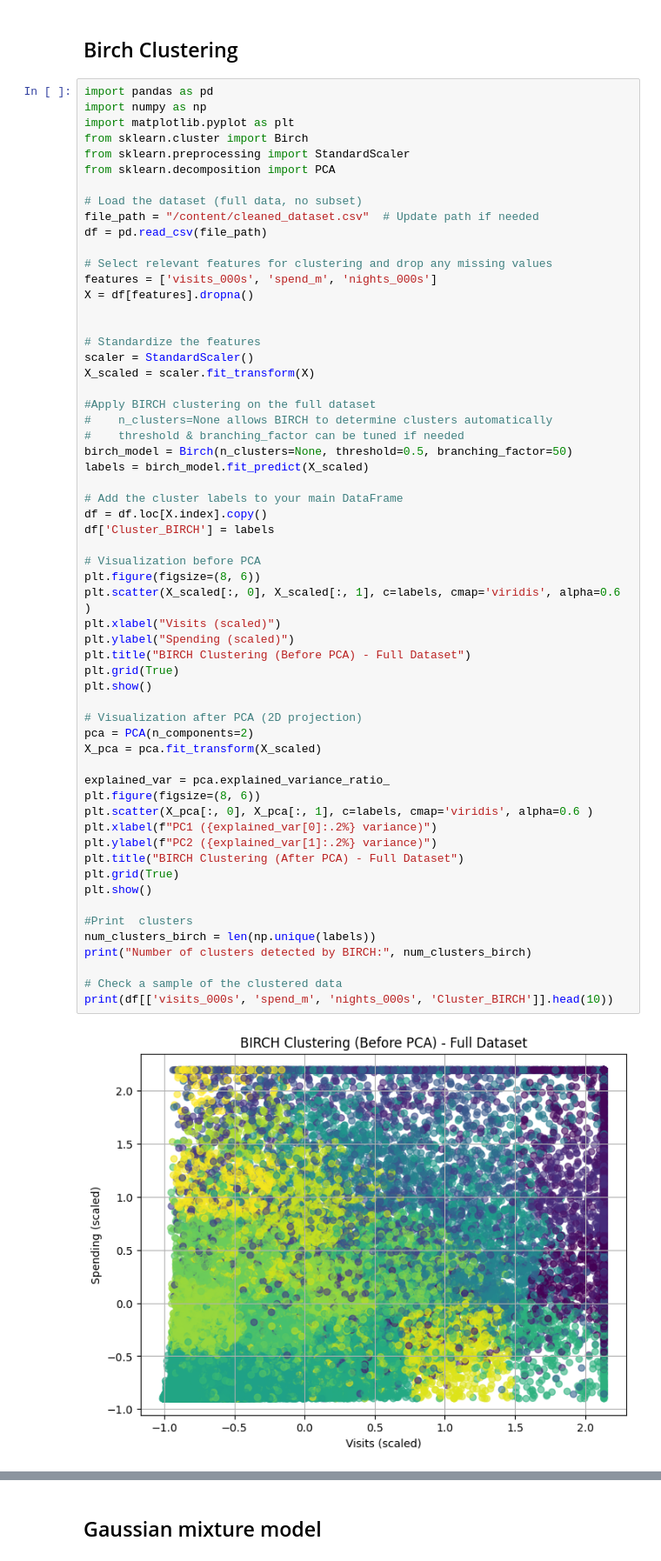
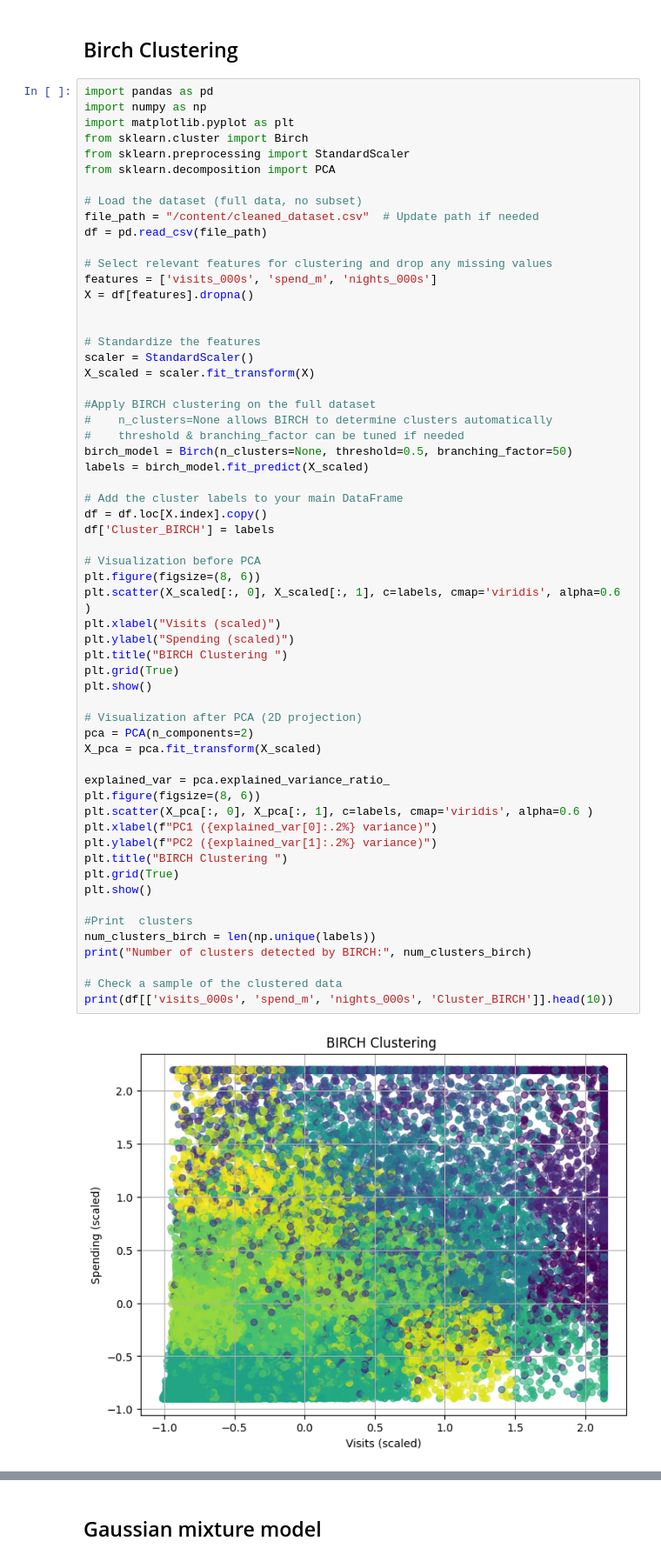
Before and after one commit to narender5162/Project-Data-science-imp, a Jupyter notebook: Project_Data_Science_impo.ipynb, the cells around one changed output, grey strips where cells are left out. Shown at 87% size. Saved outputs shown, nothing was run; the diff lists cells and outputs as text.

```diff
--- a/Project_Data_Science_impo.ipynb
+++ b/Project_Data_Science_impo.ipynb
@@ -614,33 +614,33 @@ labels = birch_model.fit_predict(X_scaled)
 df = df.loc[X.index].copy()
 df['Cluster_BIRCH'] = labels
 
 # Visualization before PCA
 plt.figure(figsize=(8, 6))
 plt.scatter(X_scaled[:, 0], X_scaled[:, 1], c=labels, cmap='viridis', alpha=0.6 )
 plt.xlabel("Visits (scaled)")
 plt.ylabel("Spending (scaled)")
-plt.title("BIRCH Clustering (Before PCA) - Full Dataset")
+plt.title("BIRCH Clustering ")
 plt.grid(True)
 plt.show()
 
 # Visualization after PCA (2D projection)
 pca = PCA(n_components=2)
 X_pca = pca.fit_transform(X_scaled)
 
 explained_var = pca.explained_variance_ratio_
 plt.figure(figsize=(8, 6))
 plt.scatter(X_pca[:, 0], X_pca[:, 1], c=labels, cmap='viridis', alpha=0.6 )
 plt.xlabel(f"PC1 ({explained_var[0]:.2%} variance)")
 plt.ylabel(f"PC2 ({explained_var[1]:.2%} variance)")
-plt.title("BIRCH Clustering (After PCA) - Full Dataset")
+plt.title("BIRCH Clustering ")
 plt.grid(True)
 plt.show()
 
 #Print  clusters
 num_clusters_birch = len(np.unique(labels))
 print("Number of clusters detected by BIRCH:", num_clusters_birch)
 
 # Check a sample of the clustered data
 print(df[['visits_000s', 'spend_m', 'nights_000s', 'Cluster_BIRCH']].head(10))
 # %% [output]
-[figure, old version]
+[figure, new version]
```
Also changed, not shown: parts of 9 cells of this notebook.
